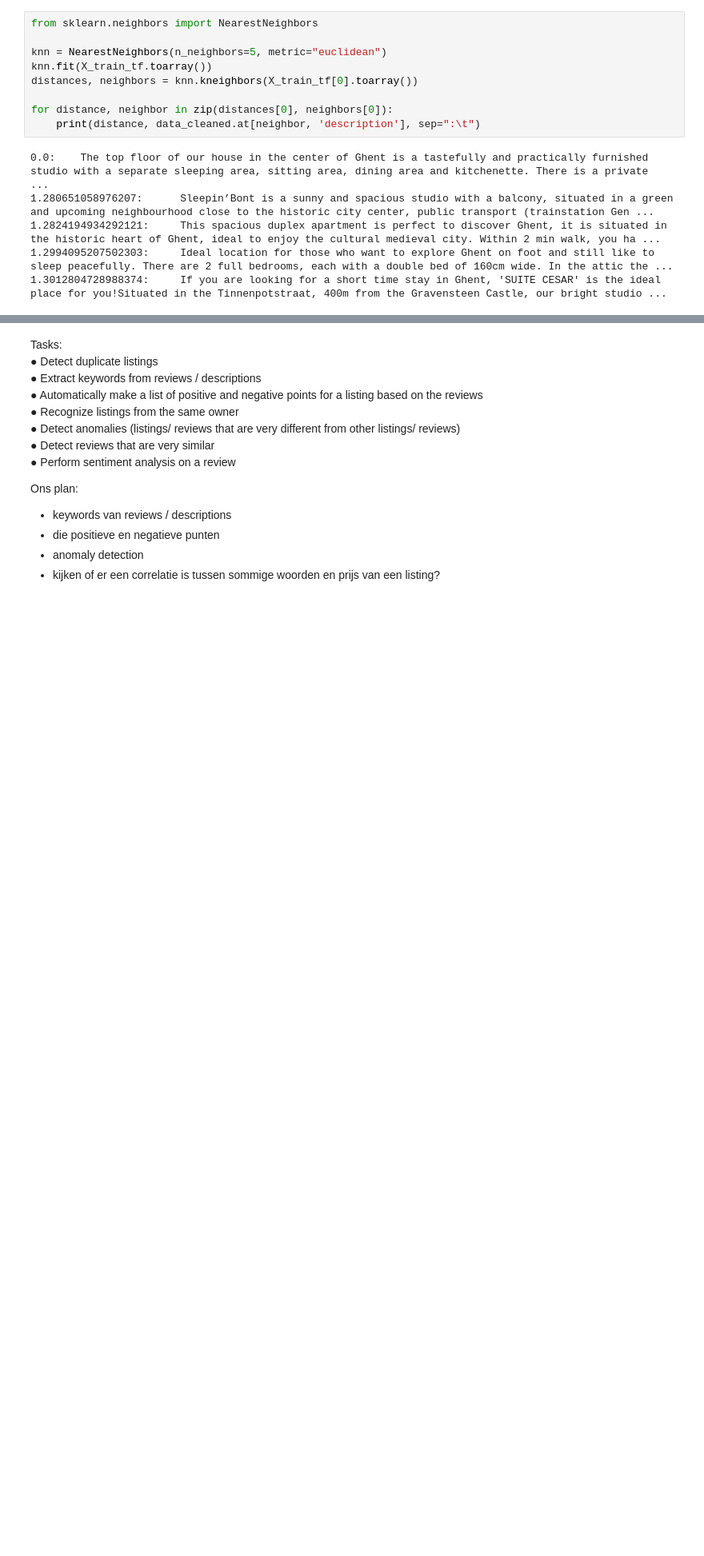
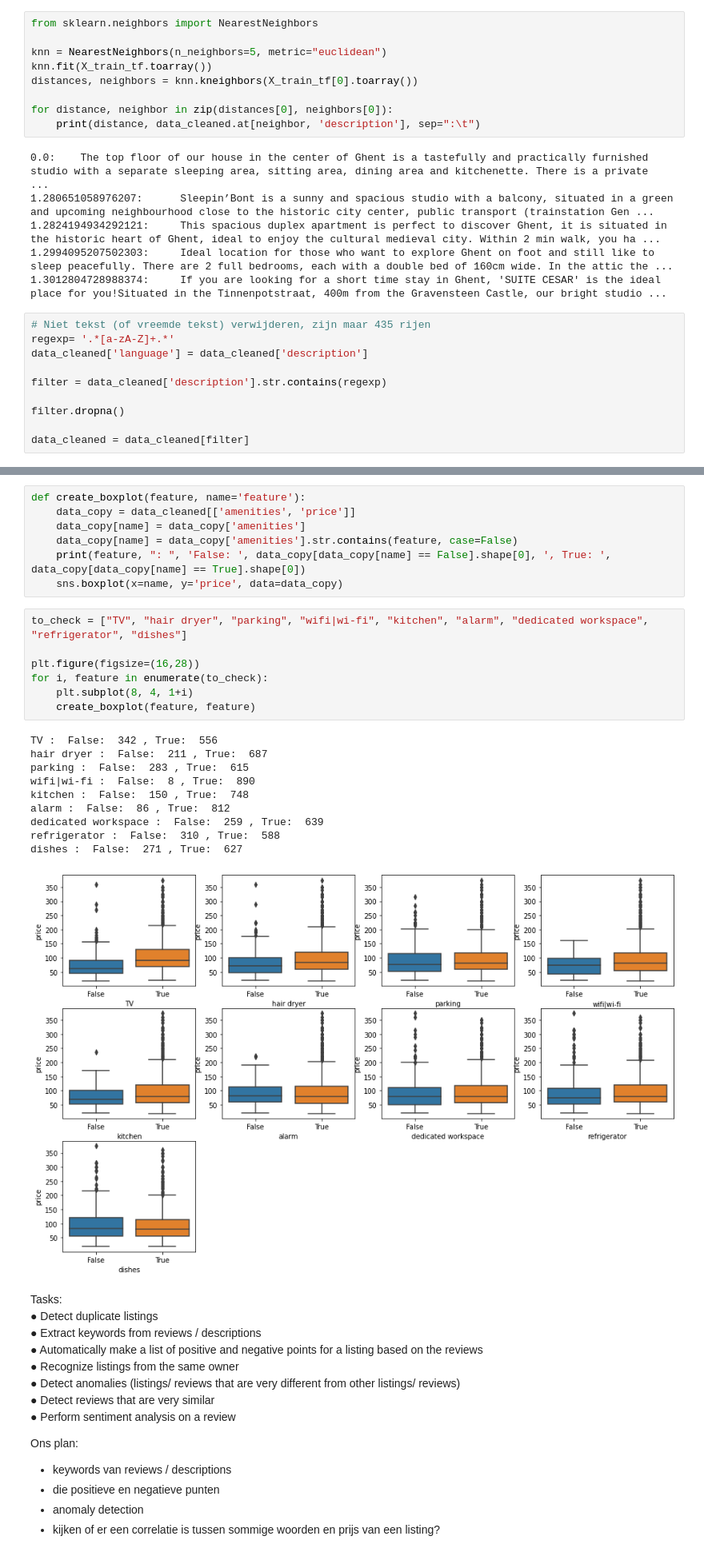
Before and after one commit to tibovdc/ProjectML, a Jupyter notebook: Sprint2.ipynb, the cells around one changed output, grey strips where cells are left out. Shown at 80% size. Drawn from its saved outputs; the diff is of its cells as text; blank space fills up the shorter version.

```diff
--- a/Sprint2.ipynb
+++ b/Sprint2.ipynb
@@ -475,3 +478,13 @@ for distance, neighbor in zip(distances[0], neighbors[0]):
 1.2824194934292121:     This spacious duplex apartment is perfect to discover Ghent, it is situated in the historic heart of Ghent, ideal to enjoy the cultural medieval city. Within 2 min walk, you ha ...
 1.2994095207502303:     Ideal location for those who want to explore Ghent on foot and still like to sleep peacefully. There are 2 full bedrooms, each with a double bed of 160cm wide. In the attic the ...
 1.3012804728988374:     If you are looking for a short time stay in Ghent, 'SUITE CESAR' is the ideal place for you!Situated in the Tinnenpotstraat, 400m from the Gravensteen Castle, our bright studio ...
+# %%
+# Niet tekst (of vreemde tekst) verwijderen, zijn maar 435 rijen
+regexp= '.*[a-zA-Z]+.*'
+data_cleaned['language'] = data_cleaned['description']
+
+filter = data_cleaned['description'].str.contains(regexp)
+
+filter.dropna()
+
+data_cleaned = data_cleaned[filter]
@@ -478,3 +549,28 @@ for distance, neighbor in zip(distances[0], neighbors[0]):
+# %%
+def create_boxplot(feature, name='feature'):
+    data_copy = data_cleaned[['amenities', 'price']]
+    data_copy[name] = data_copy['amenities']
+    data_copy[name] = data_copy['amenities'].str.contains(feature, case=False)
+    print(feature, ": ", 'False: ', data_copy[data_copy[name] == False].shape[0], ', True: ', data_copy[data_copy[name] == True].shape[0])
+    sns.boxplot(x=name, y='price', data=data_copy)
+# %%
+to_check = ["TV", "hair dryer", "parking", "wifi|wi-fi", "kitchen", "alarm", "dedicated workspace", "refrigerator", "dishes"]
+
+plt.figure(figsize=(16,28))
+for i, feature in enumerate(to_check):
+    plt.subplot(8, 4, 1+i)
+    create_boxplot(feature, feature)
+# %% [output]
+TV :  False:  342 , True:  556
+hair dryer :  False:  211 , True:  687
+parking :  False:  283 , True:  615
+wifi|wi-fi :  False:  8 , True:  890
+kitchen :  False:  150 , True:  748
+alarm :  False:  86 , True:  812
+dedicated workspace :  False:  259 , True:  639
+refrigerator :  False:  310 , True:  588
+dishes :  False:  271 , True:  627
+[figure, added]
 # %% [markdown]
 Tasks:
 ● Detect duplicate listings
```
Also changed, not shown: parts of 15 cells of this notebook.
